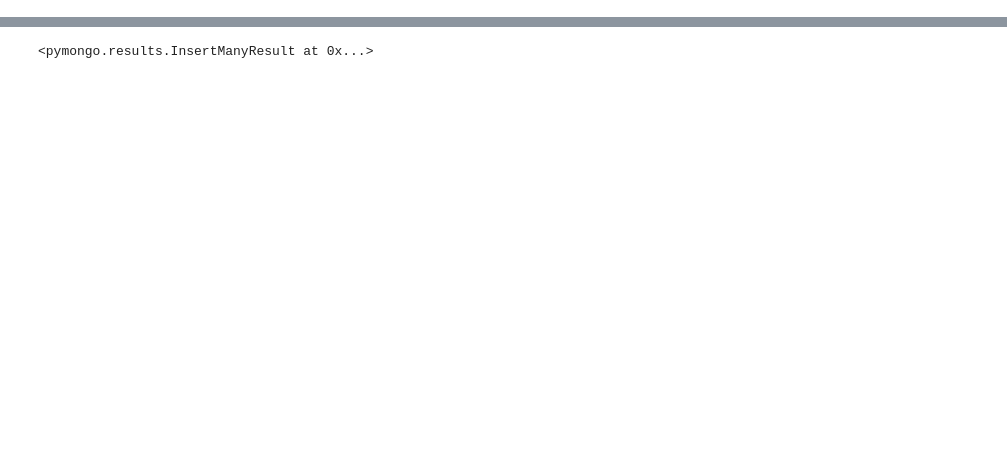
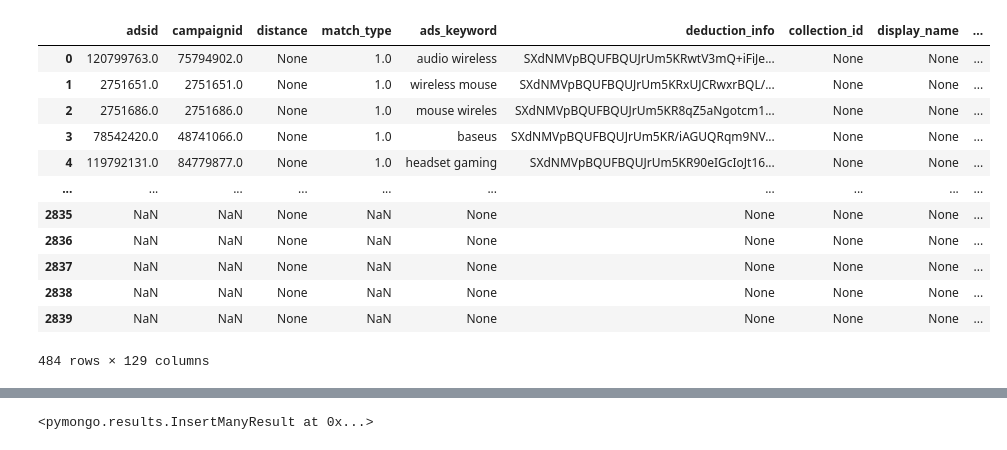
Before and after one commit to divawidia/scraping-ecommerce-product-with-api, a Jupyter notebook: shopee_api_scraping.ipynb, the cells around one changed output, grey strips where cells are left out. Cells and saved outputs as stored; diff of their text form; code cells hidden in the pictures; blank space fills up the shorter version.

```diff
--- a/shopee_api_scraping.ipynb
+++ b/shopee_api_scraping.ipynb
@@ -75,0 +89,17 @@ df
+# %%
+df_produk2 = df.drop_duplicates(subset=['itemid'], keep="first")
+df_produk2
+# %% [output]
+|  | adsid | campaignid | distance | match_type | ads_keyword | deduction_info | collection_id | display_name | ... |
+| 0 | 120799763.0 | 75794902.0 | None | 1.0 | audio wireless | SXdNMVpBQUFBQUJrUm5KRwtV3mQ+iFiJe... | None | None | ... |
+| 1 | 2751651.0 | 2751651.0 | None | 1.0 | wireless mouse | SXdNMVpBQUFBQUJrUm5KRxUJCRwxrBQL/... | None | None | ... |
+| 2 | 2751686.0 | 2751686.0 | None | 1.0 | mouse wireles | SXdNMVpBQUFBQUJrUm5KR8qZ5aNgotcm1... | None | None | ... |
+| 3 | 78542420.0 | 48741066.0 | None | 1.0 | baseus | SXdNMVpBQUFBQUJrUm5KR/iAGUQRqm9NV... | None | None | ... |
+| 4 | 119792131.0 | 84779877.0 | None | 1.0 | headset gaming | SXdNMVpBQUFBQUJrUm5KR90eIGcIoJt16... | None | None | ... |
+| ... | ... | ... | ... | ... | ... | ... | ... | ... | ... |
+| 2835 | NaN | NaN | None | NaN | None | None | None | None | ... |
+| 2836 | NaN | NaN | None | NaN | None | None | None | None | ... |
+| 2837 | NaN | NaN | None | NaN | None | None | None | None | ... |
+| 2838 | NaN | NaN | None | NaN | None | None | None | None | ... |
+| 2839 | NaN | NaN | None | NaN | None | None | None | None | ... |
+484 rows × 129 columns
```
Also changed, not shown: parts of 19 cells of this notebook, 19 other files.
